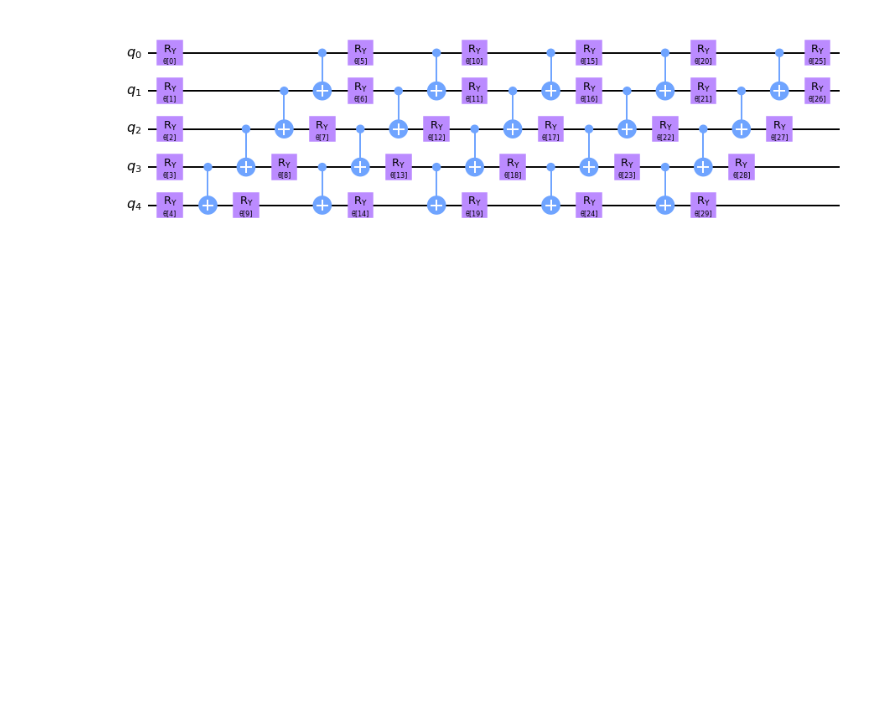
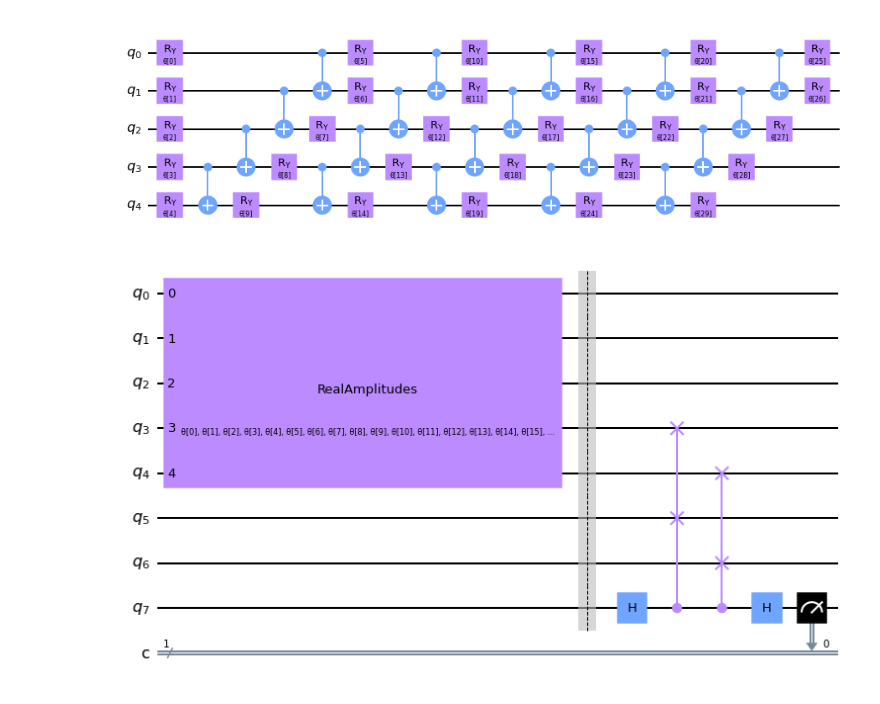
Before and after one commit to primaryboy/quantum, a Jupyter notebook: Quantum Autoencoder.ipynb, the cells around one changed output. Drawn from its saved outputs; the diff is of its cells as text; code cells hidden in the pictures; blank space fills up the shorter version.

```diff
--- a/Quantum Autoencoder.ipynb
+++ b/Quantum Autoencoder.ipynb
@@ -26,3 +26,26 @@ cric=ansatz(num_qubits)
 cric.decompose().draw('mpl')
 # %% [output]
 [figure]
+# %%
+def auto_encoder_circuit(num_latent, num_trash):
+    qr = QuantumRegister(num_latent+2*num_trash+1, 'q')
+    cr = ClassicalRegister(1, 'c')
+    circuit = QuantumCircuit(qr, cr)
+    circuit.compose(ansatz(num_latent+num_trash),
+                    range(0, num_trash+num_latent), inplace=True)
+    circuit.barrier()
+    auxiliary_qubit = num_latent + 2 * num_trash
+    circuit.h(auxiliary_qubit)
+    for i in range(num_trash):
+        circuit.cswap(auxiliary_qubit, num_latent +
+                      i, num_latent + num_trash + i)
+    circuit.h(auxiliary_qubit)
+    circuit.measure(auxiliary_qubit, cr[0])
+    return circuit
+
+num_latent=3
+num_trash=2
+circuit=auto_encoder_circuit(num_latent,num_trash)
+circuit.draw('mpl')
+# %% [output]
+[figure, added]
```
